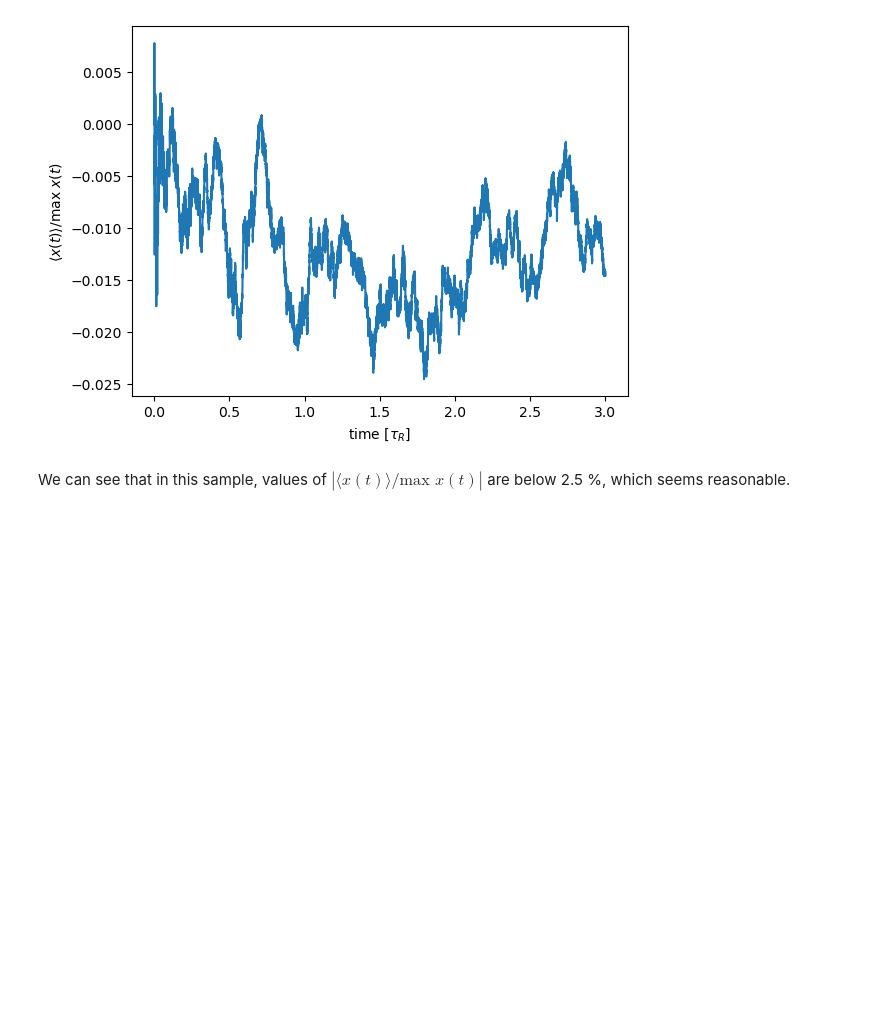
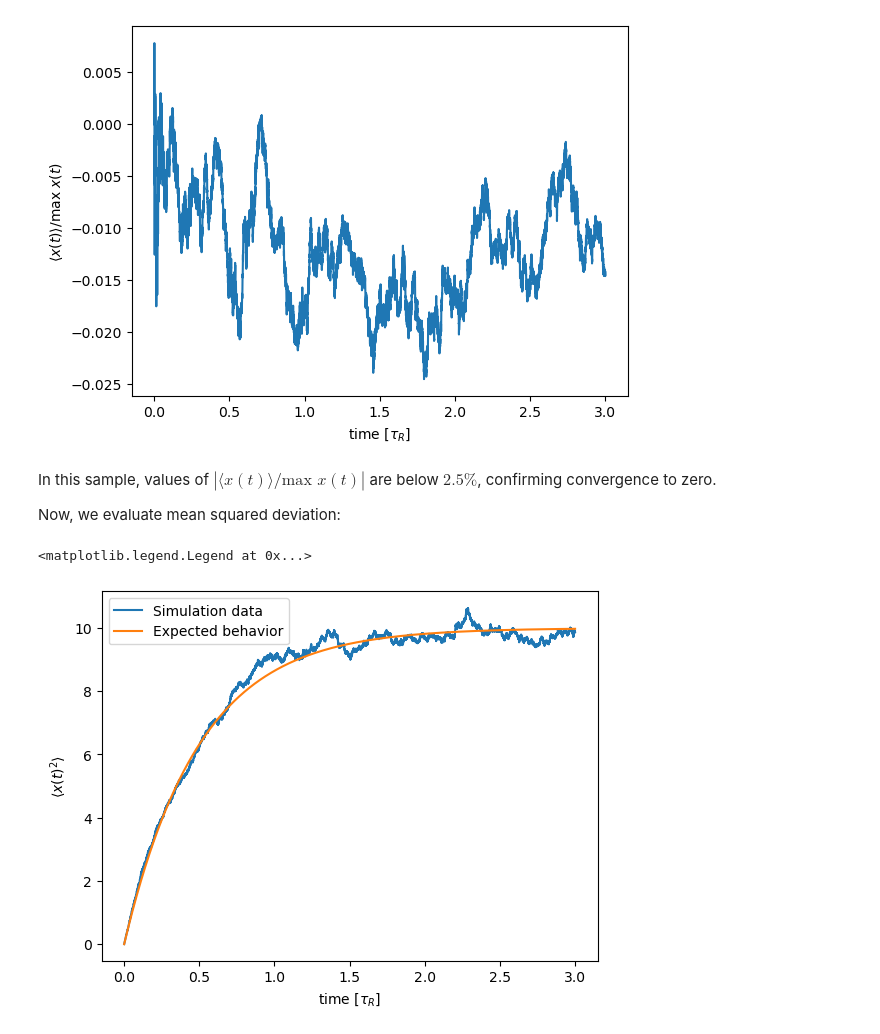
Before and after one commit to Ben-Janda/Molecular-Motor, a Jupyter notebook: 01_Intro.ipynb, the cells around one changed output. Drawn from its saved outputs; the diff is of its cells as text; code cells hidden in the pictures; blank space fills up the shorter version.

```diff
--- a/01_Intro.ipynb
+++ b/01_Intro.ipynb
@@ -82,18 +83,14 @@ cfg = SimulationConfig(
 data = np.empty(shape=(N,len(cfg.t_array)))
 beta = 1/(D0 * cfg.gamma)
 
-pbar = tqdm(total=N)
-for k in range(N):
+for k in tqdm(range(N)):
     data[k] = solver(cfg, rng=rng)[0]
-    if k % 10 == 0:
-        pbar.update(10)
-pbar.close()
 
 x = np.linspace(np.min(data), np.max(data), 200)
 P = np.sqrt(k0 * beta / 2 / np.pi) * np.exp(- beta * k0 * x ** 2 / 2)
 
 fig, axs = plt.subplots(2,2, figsize=(12,9), sharex=True, sharey=True)
-fig.subplots_adjust(wspace=0)#,hspace=0)
+fig.subplots_adjust(wspace=0)
 axs[0,0].set_ylabel(r"P(x)"), axs[1,0].set(xlabel=r"x", ylabel=r"P(x)"), axs[1,1].set_xlabel(r"x")
 
 for n,k in enumerate([0.1,0.3,0.5,1.0]):
@@ -116,9 +113,8 @@ Alongside from this, we can check the evolution of $\langle x(t)\rangle$.
 # %%
-avg = np.empty_like(cfg.t_array)
+avg = np.empty_like(data[0,:])
+
 avg[0] = 0
-
-for i in range(1,len(avg)):
-    avg[i] = np.mean(data[:,i])/np.max(data[:,i])
+avg[1:] = np.mean(data[:, 1:], axis=0) / np.max(data[:, 1:], axis=0)
 
 t = np.array([a*cfg.t_max/(len(avg)-1) for a in range(len(avg))])
 
@@ -129,4 +125,21 @@ ax.plot(t, avg)
 [<matplotlib.lines.Line2D at 0x...>]
 [figure]
 # %% [markdown]
-We can see that in this sample, values of $|\langle x(t) \rangle / \text{max } x(t)|$ are below 2.5 %, which seems reasonable.
+In this sample, values of $|\langle x(t) \rangle / \text{max } x(t)|$ are below $2.5\%$, confirming convergence to zero.
+
+Now, we evaluate mean squared deviation:
+# %%
+var = np.empty_like(avg)
+
+var = np.mean(data**2, axis=0)
+
+fig, ax = plt.subplots(1,1)
+ax.set(xlabel=r"time [$\tau_R$]", ylabel=r"$\langle x(t)^2 \rangle$")
+ax.plot(t, var, label="Simulation data")
+
+curve = D0 * (1-np.exp(-2*t))
+ax.plot(t, curve, label="Expected behavior")
+ax.legend(loc="best")
+# %% [output]
+<matplotlib.legend.Legend at 0x...>
+[figure, added]
```
Also changed, not shown: parts of 5 cells of this notebook.
